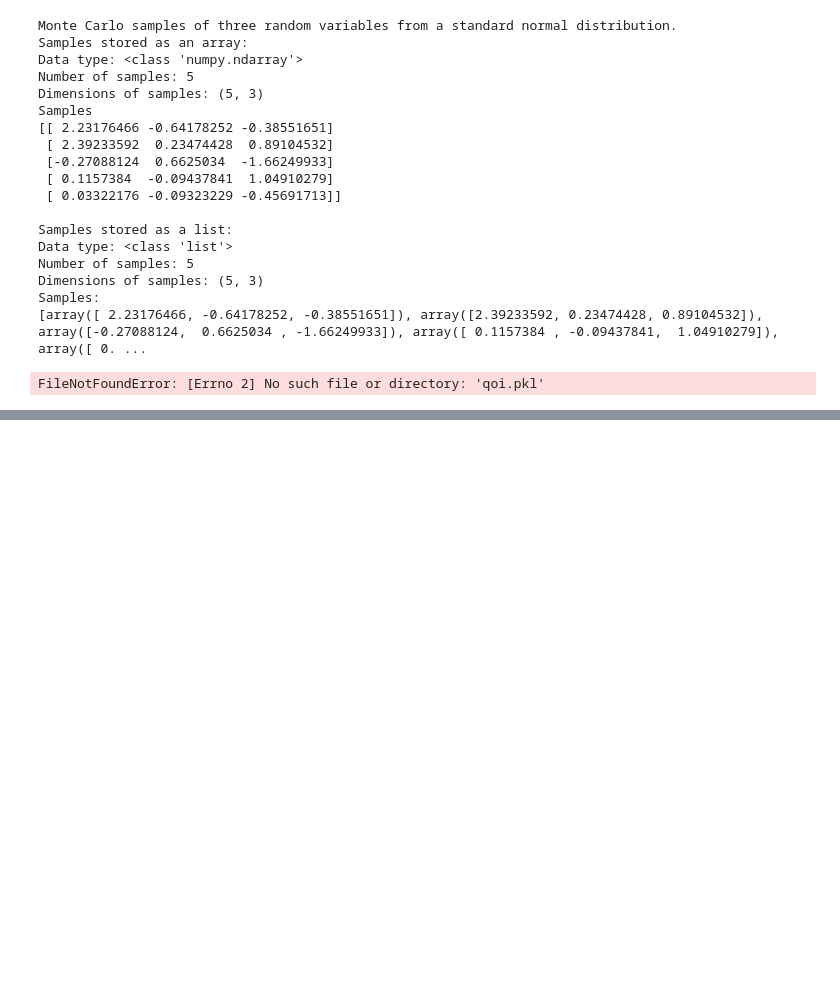
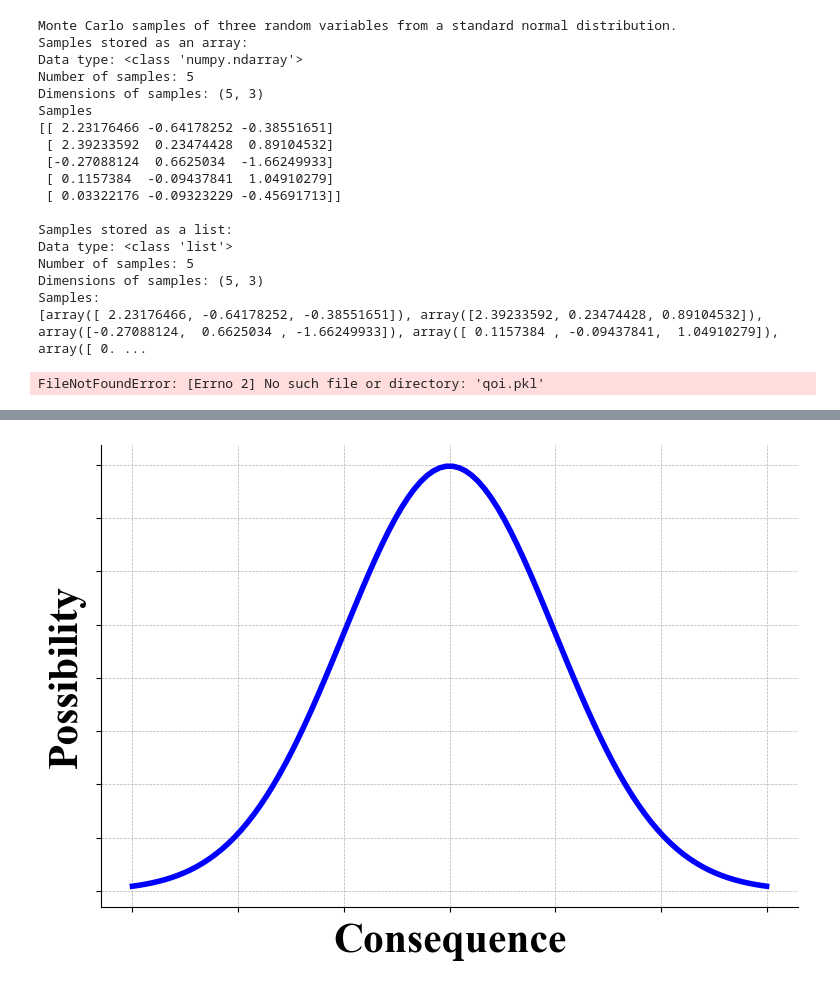
Before and after one commit to JasonCNTJ/SensitivityAnalysis_ResilienceAssessment, a Jupyter notebook: ResilienceAssessment/StochasticGroundMotionModeling/test.ipynb, the cells around one changed output, grey strips where cells are left out. Drawn from its saved outputs; the diff is of its cells as text; code cells hidden in the pictures; blank space fills up the shorter version.

```diff
--- a/ResilienceAssessment/StochasticGroundMotionModeling/test.ipynb
+++ b/ResilienceAssessment/StochasticGroundMotionModeling/test.ipynb
@@ -109,0 +204,42 @@ if pick_model in {'vector', 'all'}:
+# %%
+import numpy as np
+import matplotlib.pyplot as plt
+from scipy.stats import norm
+from matplotlib import rcParams
+
+# 设置使用的字体为Times New Roman
+rcParams['font.family'] = 'serif'
+rcParams['font.serif'] = ['Times New Roman']
+
+# 生成示例数据
+x = np.linspace(-3, 3, 100)  # 正态分布的横坐标范围
+y = norm.pdf(x, loc=0, scale=1)  # 正态分布的概率密度函数
+
+# 创建图形对象
+fig, ax = plt.subplots(figsize=(9, 6))
+
+# 绘制正态分布曲线
+ax.plot(x, y, color='blue', linewidth = 4)
+
+# 设置标题和标签
+# ax.set_title('Normal Distribution', fontsize=16, fontweight='bold')
+ax.set_xlabel('Consequence', fontsize=30, fontweight='bold')
+ax.set_ylabel('Possibility', fontsize=30, fontweight='bold')
+
+# 隐藏上轴和右轴
+ax.spines['top'].set_visible(False)
+ax.spines['right'].set_visible(False)
+
+# 隐藏左轴和下轴的刻度
+ax.set_yticklabels([])
+ax.set_xticklabels([])
+
+# 显示网格线
+ax.grid(True, linestyle='--', linewidth=0.5)
+plt.savefig('com.png', dpi=600, bbox_inches='tight', transparent=True)  # 保存为高分辨率图像
+
+
+# 显示图形
+plt.show()
+# %% [output]
+[figure, added]
```
Also changed, not shown: parts of 2 cells of this notebook, 56 other files.
